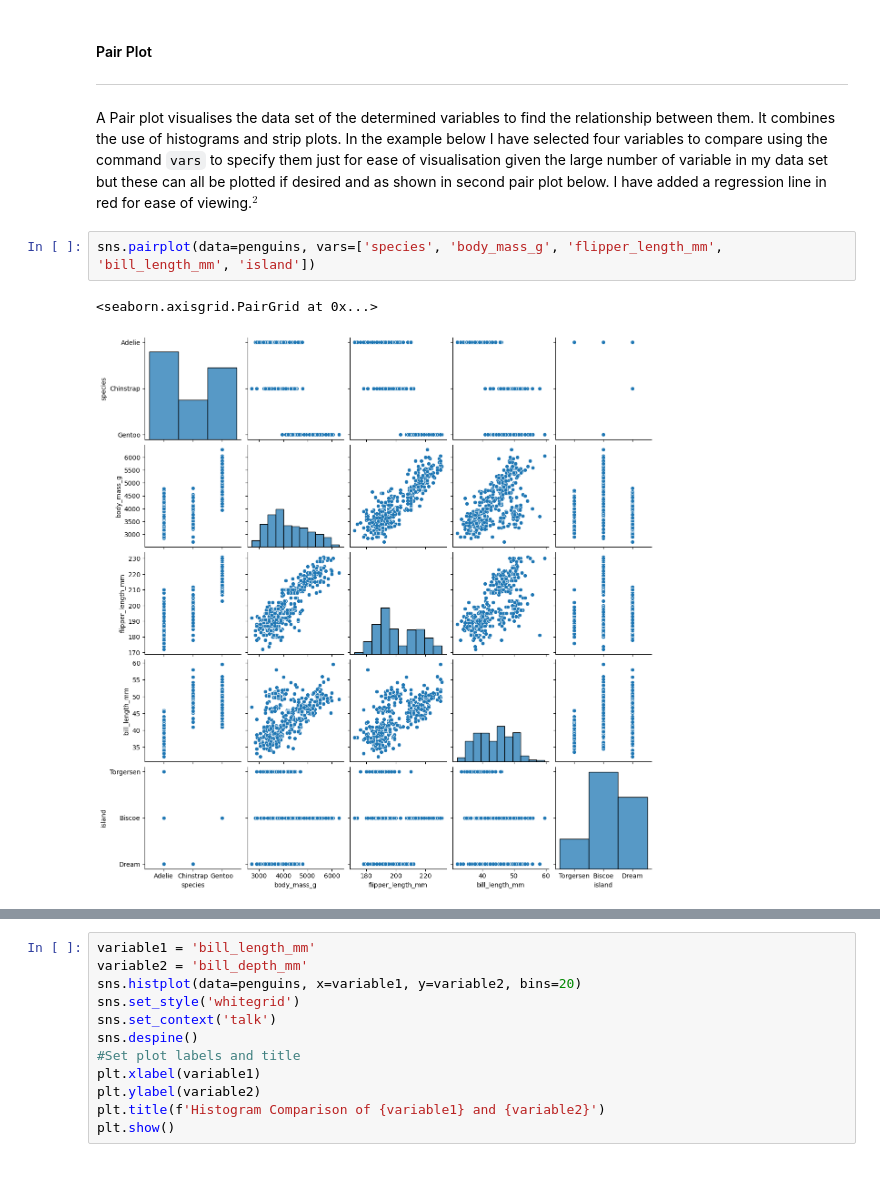
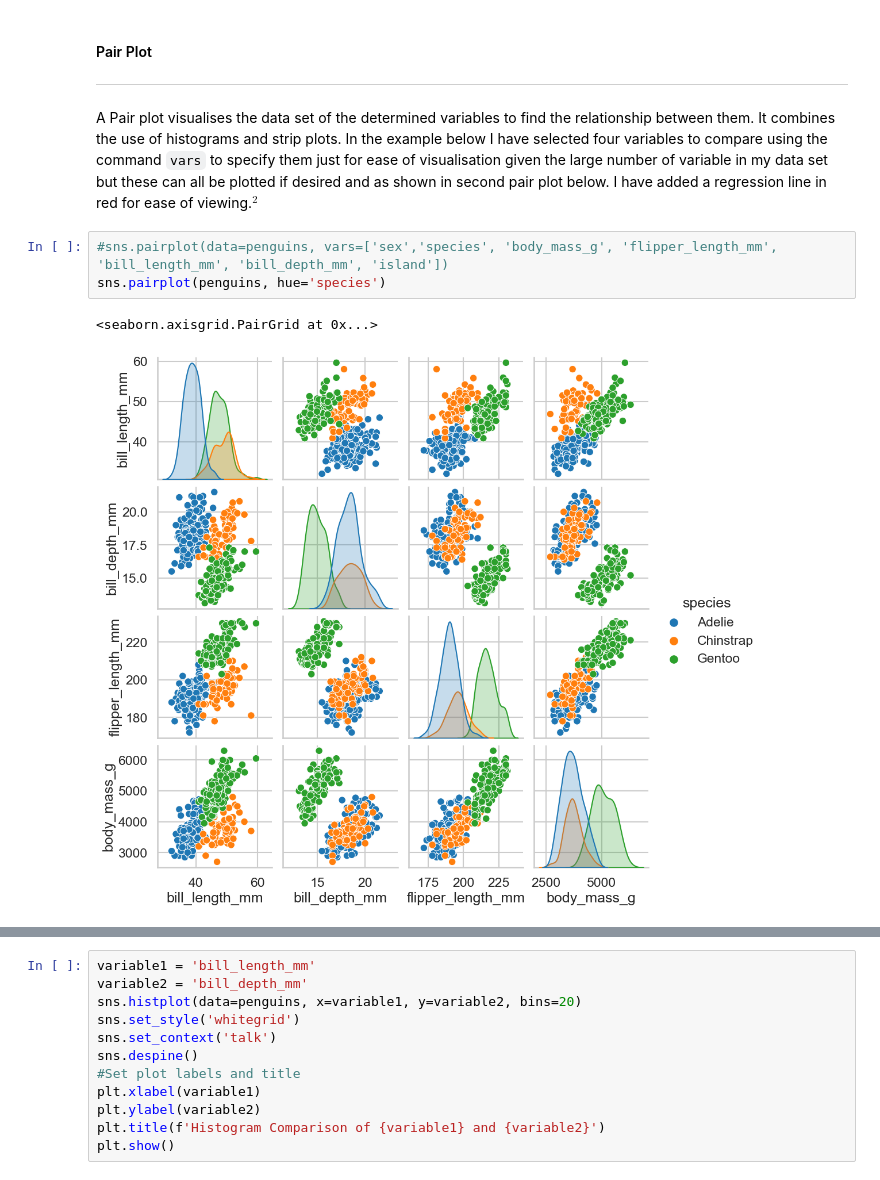
Before and after one commit to SaydsC/PrinciplesofDataAnalytics, a Jupyter notebook: penguins.ipynb, the cells around one changed output, grey strips where cells are left out. Cells and saved outputs as stored; diff of their text form.

Commit message:
perfect the histograms

```diff
--- a/penguins.ipynb
+++ b/penguins.ipynb
@@ -315,7 +340,8 @@ fig = sns.scatterplot(x="island", y="species", data=penguins)
 ****
 A Pair plot visualises the data set of the determined variables to find the relationship between them. It combines the use of histograms and strip plots. In the example below I have selected four variables to compare using the command `vars` to specify them just for ease of visualisation given the large number of variable in my data set but these can all be plotted if desired and as shown in second pair plot below. I have added a regression line in red for ease of viewing.$ ^{2} $
 # %%
-sns.pairplot(data=penguins, vars=['species', 'body_mass_g', 'flipper_length_mm', 'bill_length_mm', 'island'])
+#sns.pairplot(data=penguins, vars=['sex','species', 'body_mass_g', 'flipper_length_mm', 'bill_length_mm', 'bill_depth_mm', 'island'])
+sns.pairplot(penguins, hue='species')
 # %% [output]
 <seaborn.axisgrid.PairGrid at 0x...>
-[figure, old version]
+[figure, new version]
```
Also changed, not shown: parts of 4 cells of this notebook.
